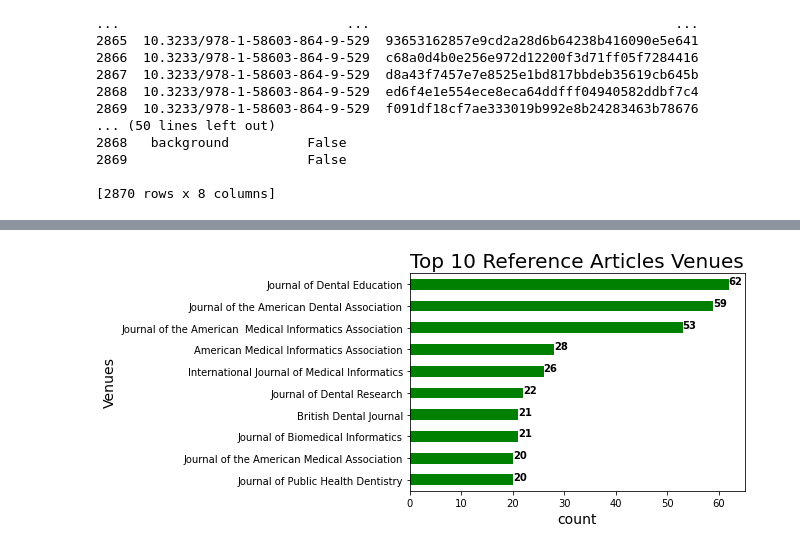
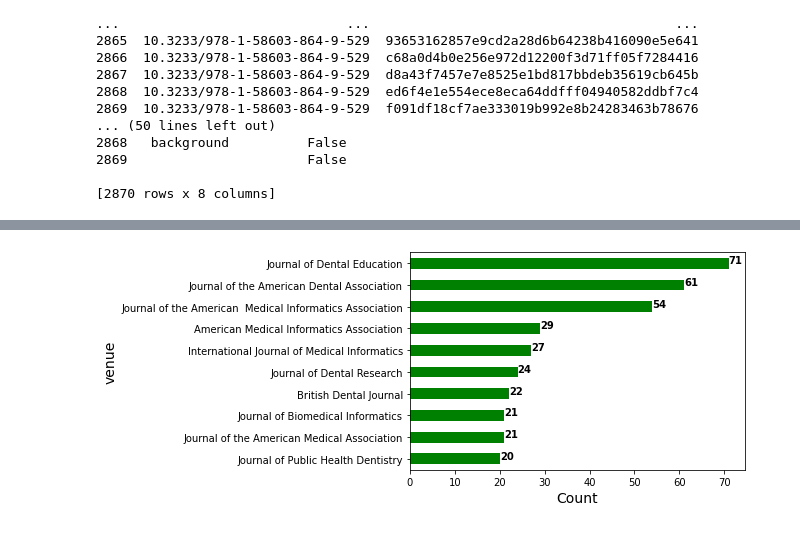
Before and after one commit to DentalInformatics/DentalInformatics, a Jupyter notebook: ReferencesArticles_Analysis.ipynb, the cells around one changed output, grey strips where cells are left out. Drawn from its saved outputs; the diff is of its cells as text; code cells hidden in the pictures.

```diff
--- a/ReferencesArticles_Analysis.ipynb
+++ b/ReferencesArticles_Analysis.ipynb
@@ -179,22 +189,22 @@ See the caveats in the documentation: https://pandas.pydata.org/pandas-docs/stab
 # %%
 #Plotting a graph for top 10 authors with the maximum number of articles published.
 import pandas as pd
 import matplotlib.pyplot as plt
-plotgraph= pd.read_csv("Articals_withfullnames.csv",encoding = "ISO-8859-1")
+plotgraph= pd.read_csv("RefVenues_fullnames.csv",encoding = "ISO-8859-1")
 plotgraph.set_index("Reference_paper_venue",drop=True,inplace=True)
 ax=plotgraph.plot.barh(color = 'green')
 ax.invert_yaxis()
 venue=plotgraph['count']
-plt.title("Top 10 Reference Articles Venues",fontsize=20)
-plt.xlabel("count",fontsize=14)
-plt.ylabel("Venues",fontsize=14)
+# plt.title("Top 10 Reference Articles Venues",fontsize=20)
+plt.xlabel("Count",fontsize=14)
+plt.ylabel("venue",fontsize=14)
 ax.legend().set_visible(False)
 for i, v in enumerate(venue):
     ax.text(v, i, str(v),
             color = 'black', fontweight = 'bold')
 plt.savefig('ref_Analysis_graph.png',bbox_inches='tight',dpi=400)
 plt.show()
 # plotgraph= df.nlargest(10, ['count'])[["Reference_paper_venue","count"]]
 # plotgraph
 # %% [output]
-[figure, old version]
+[figure, new version]
```
Also changed, not shown: parts of 5 cells of this notebook.
